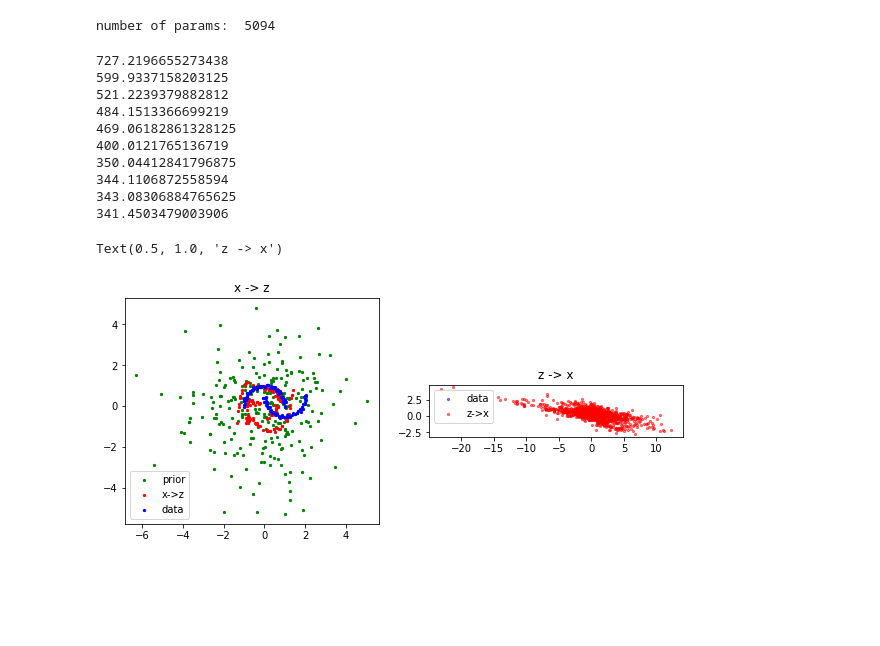
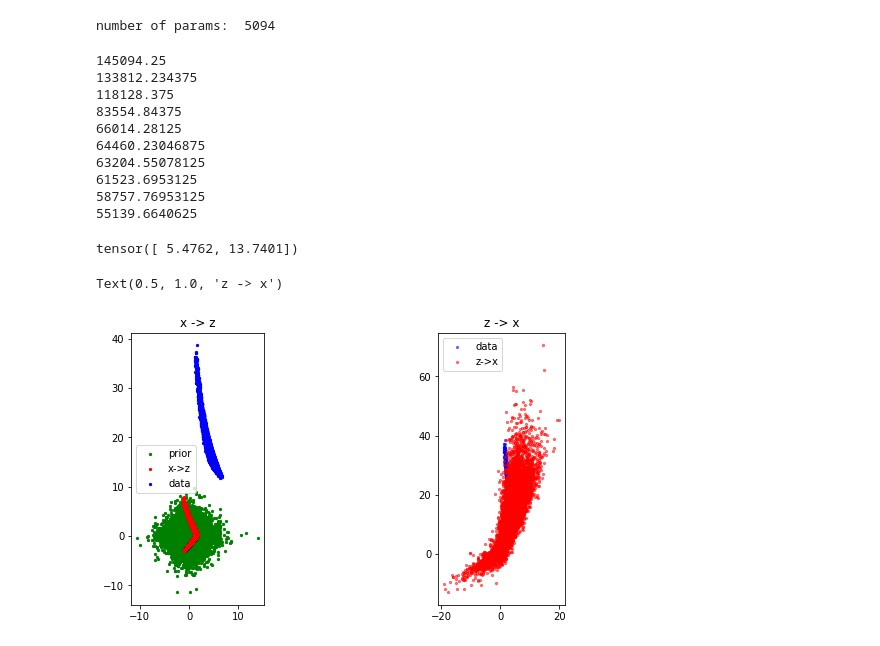
Before and after one commit to Sangbaek/pytorch-normalizing-flows, a Jupyter notebook: nflib1.ipynb, the cells around one changed output. Cells and saved outputs as stored; diff of their text form; code cells hidden in the pictures; blank space fills up the shorter version.

Commit message:
test with only electron momentum and polar angle.

```diff
--- a/nflib1.ipynb
+++ b/nflib1.ipynb
@@ -86,13 +86,22 @@ class dataXZ:
         xz = xz[:, 1:]
         x = xz[:, :16]
         z = xz[:, 16:]
+        xwithoutPid = x[:, [0, 1, 2, 4, 5, 6, 8, 9, 10, 12, 13, 14]]
+        zwithoutPid = z[:, [0, 1, 2, 4, 5, 6, 8, 9, 10, 12, 13, 14]]
         self.xz = xz
         self.x = torch.from_numpy(np.array(x))
         self.z = torch.from_numpy(np.array(z))
+        self.xwithoutPid = torch.from_numpy(xwithoutPid)
+        self.zwithoutPid = torch.from_numpy(zwithoutPid)
 
   def sample(self, n):
-        xz = self.xz[np.random.randint( self.xz.shape[0], size =n)]
-        return xz
+        randint = np.random.randint( self.xz.shape[0], size =n)
+        xz = self.xz[randint]
+        x = self.x[randint]
+        z = self.z[randint]
+        xwithoutPid = self.xwithoutPid[randint]
+        zwithoutPid = self.zwithoutPid[randint]
+        return {"xz":xz, "x": x, "z": z, "xwithoutPid": xwithoutPid, "zwithoutPid": zwithoutPid}
 # %%
 xz = dataXZ()
 z = xz.z
@@ -203,7 +170,8 @@ number of params:  5094
 # %%
 model.train()
 for k in range(1000):
-    x = d.sample(128)
+    sampleDict = xz.sample(10000)
+    x = sampleDict["xwithoutPid"][:, 0:2] # try with electron momentum magintude and polar angle only.
 
     zs, prior_logprob, log_det = model(x)
     logprob = prior_logprob + log_det
@@ -216,47 +184,50 @@ for k in range(1000):
     if k % 100 == 0:
         print(loss.item())
 # %% [output]
-727.2196655273438
-599.9337158203125
-521.2239379882812
-484.1513366699219
-469.06182861328125
-400.0121765136719
-350.04412841796875
-344.1106872558594
-343.08306884765625
-341.4503479003906
+145094.25
+133812.234375
+118128.375
+83554.84375
+66014.28125
+64460.23046875
+63204.55078125
+61523.6953125
+58757.76953125
+55139.6640625
 # %%
 model.eval()
 
-x = d.sample(128)
+sampleDict = xz.sample(10000)
+x = sampleDict["xwithoutPid"][:, 0:2]
+print(x[0])
 zs, prior_logprob, log_det = model(x)
 z = zs[-1]
 
 x = x.detach().numpy()
 z = z.detach().numpy()
-p = model.prior.sample([128, 2]).squeeze()
+p = model.prior.sample([10000, 2]).squeeze()
 plt.figure(figsize=(10,5))
 plt.subplot(121)
 plt.scatter(p[:,0], p[:,1], c='g', s=5)
 plt.scatter(z[:,0], z[:,1], c='r', s=5)
 plt.scatter(x[:,0], x[:,1], c='b', s=5)
 plt.legend(['prior', 'x->z', 'data'])
 plt.axis('scaled')
 plt.title('x -> z')
 
-zs = model.sample(128*8)
+zs = model.sample(10000)
 z = zs[-1]
 z = z.detach().numpy()
 plt.subplot(122)
 plt.scatter(x[:,0], x[:,1], c='b', s=5, alpha=0.5)
 plt.scatter(z[:,0], z[:,1], c='r', s=5, alpha=0.5)
 plt.legend(['data', 'z->x'])
 plt.axis('scaled')
 plt.title('z -> x')
 # %% [output]
-Text(0.5, 1.0, 'z -> x')
+tensor([ 5.4762, 13.7401])
+Text(0.5, 1.0, 'z -> x')
-[figure, old version]
+[figure, new version]
 # %%
 # Visualize the step-wise flow in the full net
 from matplotlib import collections  as mc
```
Also changed, not shown: parts of 10 cells of this notebook.
